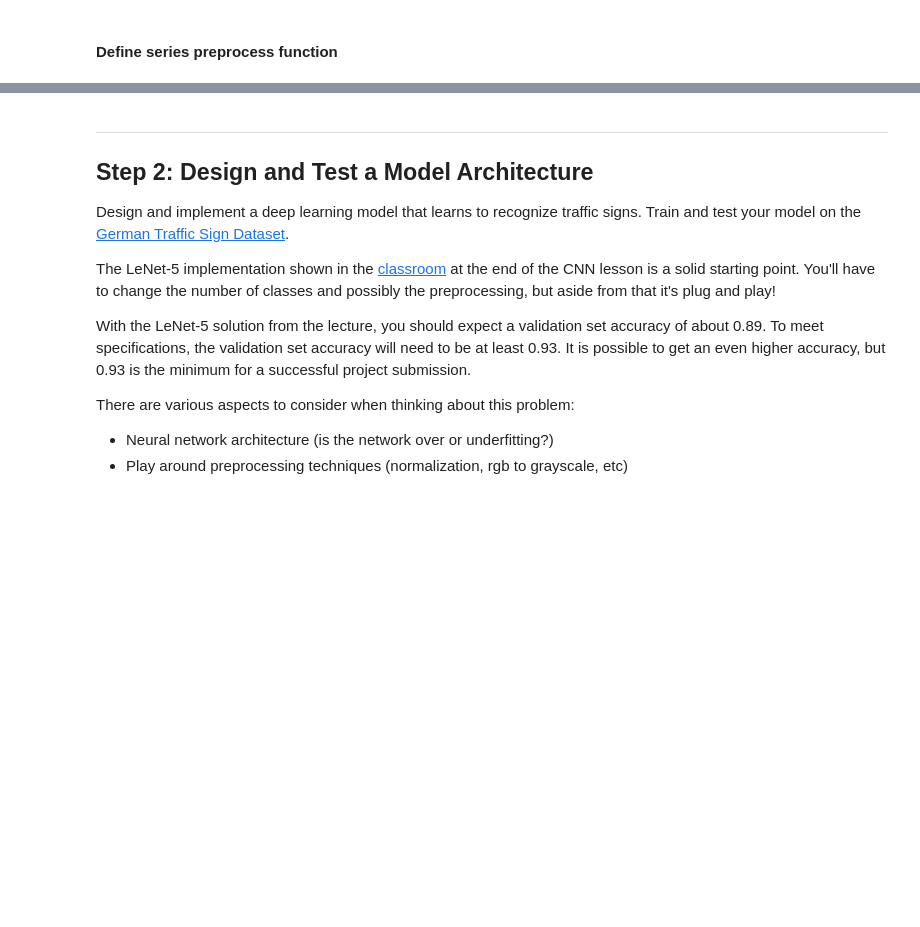
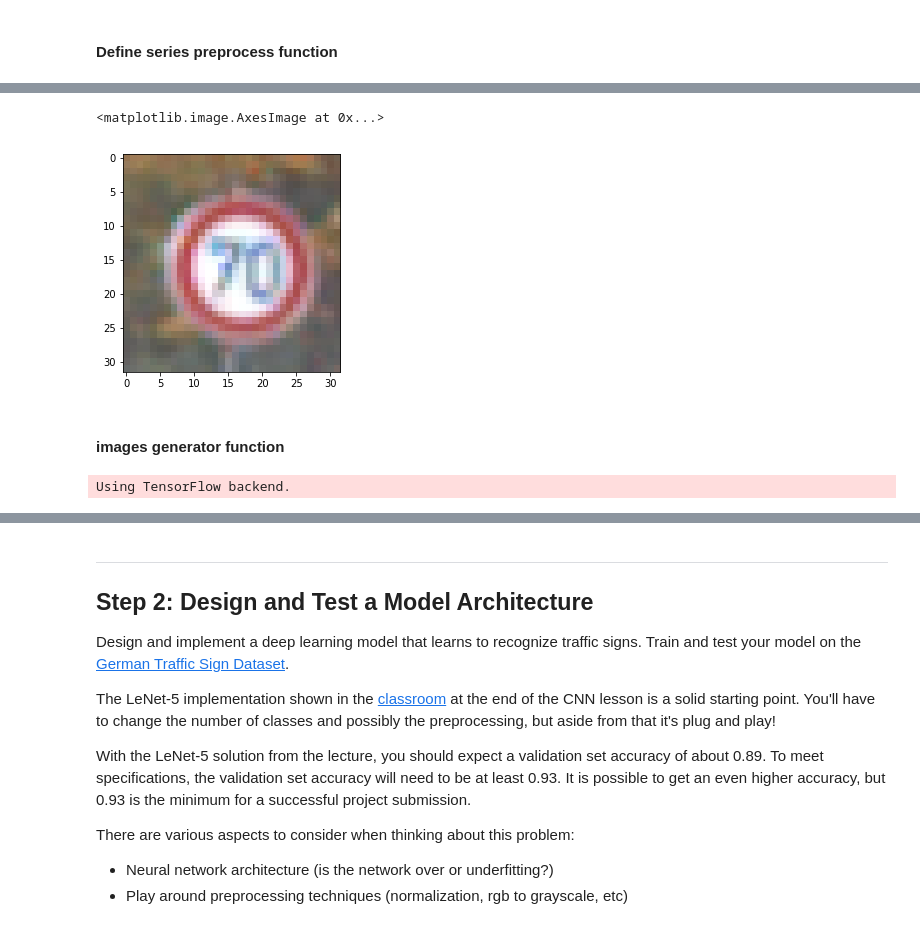
Before and after one commit to aimuch/CarND-Traffic-Sign-Classifier-Project, a Jupyter notebook: Traffic_Sign_Classifier.ipynb, the cells around one changed output, grey strips where cells are left out. Cells and saved outputs as stored; diff of their text form; code cells hidden in the pictures; blank space fills up the shorter version.

```diff
--- a/Traffic_Sign_Classifier.ipynb
+++ b/Traffic_Sign_Classifier.ipynb
@@ -273,19 +273,2 @@ show_per_class_train_test_histogram()
 # %% [markdown]
 #### Define series preprocess function
-# %%
-import cv2
-def gamma_correction(x,gamma):
-    """
-    image Gamma Correction
-    x: source img, array like
-    gamma: >1 image darken; <1 image brighten
-    """
-    img = x/255.0
-    img = cv2.pow(img,gamma) * 255.0
-    # img = img.clip(0,255) # 不会超出范围，因为1的幂还是1
-    return img.astype(np.uint8)
-
-def gamma_image(x,gamma=0.5):
-    """
-    Radomly gamma correction. gamma from 0.5-1.5
-    """
@@ -301,0 +337,43 @@ np.uint8(257)
+# %%
+plt.imshow(extend_images_process(X_train[8020]))
+# %% [output]
+<matplotlib.image.AxesImage at 0x...>
+[figure, added]
+# %% [markdown]
+#### images generator function
+# %%
+from keras.preprocessing.image import ImageDataGenerator
+
+datagen = ImageDataGenerator(rotation_range=5.,
+                             shear_range=0.2,
+                             zoom_range=0.2,
+                             channel_shift_range=0.5,
+                             width_shift_range=0.15,
+                             height_shift_range=0.15) # preprocessing_function=extend_images_process
+
+def gen_class_images_show(X_data,y_data,x_class):
+    images = np.copy(X_data[y_data==x_class])
+    labels = np.copy(y_data[y_data==x_class])
+    img = images[np.random.randint(len(images))]
+    plt.figure(figsize=(2,2))
+    plt.imshow(img)
+    plt.title('Source image: Class = {}'.format(x_class))
+    #plt.axis('off')
+    plt.xticks([])
+    plt.yticks([])
+    plt.show()
+
+    X_gen = np.empty((0,img.shape[0],img.shape[1],img.shape[2]),dtype=np.uint8)
+    y_gen = np.empty(0,dtype=np.uint8)
+
+    print("Generating images... Class = {}".format(x_class))
+    batch_size = 20
+    for X_batch, y_batch in datagen.flow(images,labels,batch_size=30):
+        # NOTE: X_batch is float, need to covert to uint8
+        X_gen = np.concatenate((X_gen,X_batch.astype(np.uint8)),axis=0) # 沿着row追加
+        y_gen = np.concatenate((y_gen,y_batch),axis=0)
+        break # 产生一次即可
+
+    show_one_class_images(X_gen,y_gen,x_class,batch_size,withexample=False)
+# %% [output]
+Using TensorFlow backend.
```
Also changed, not shown: parts of 35 cells of this notebook.
